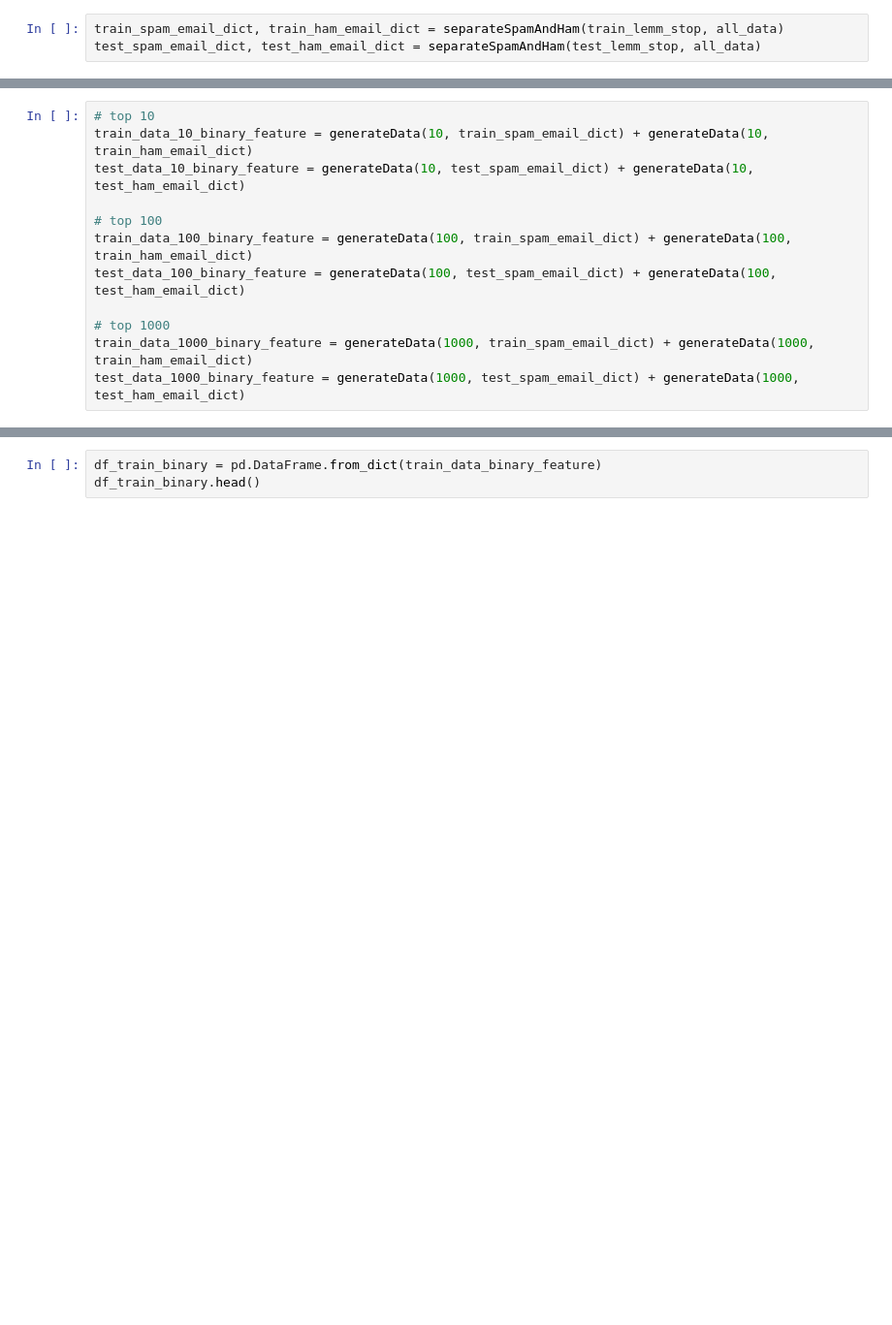
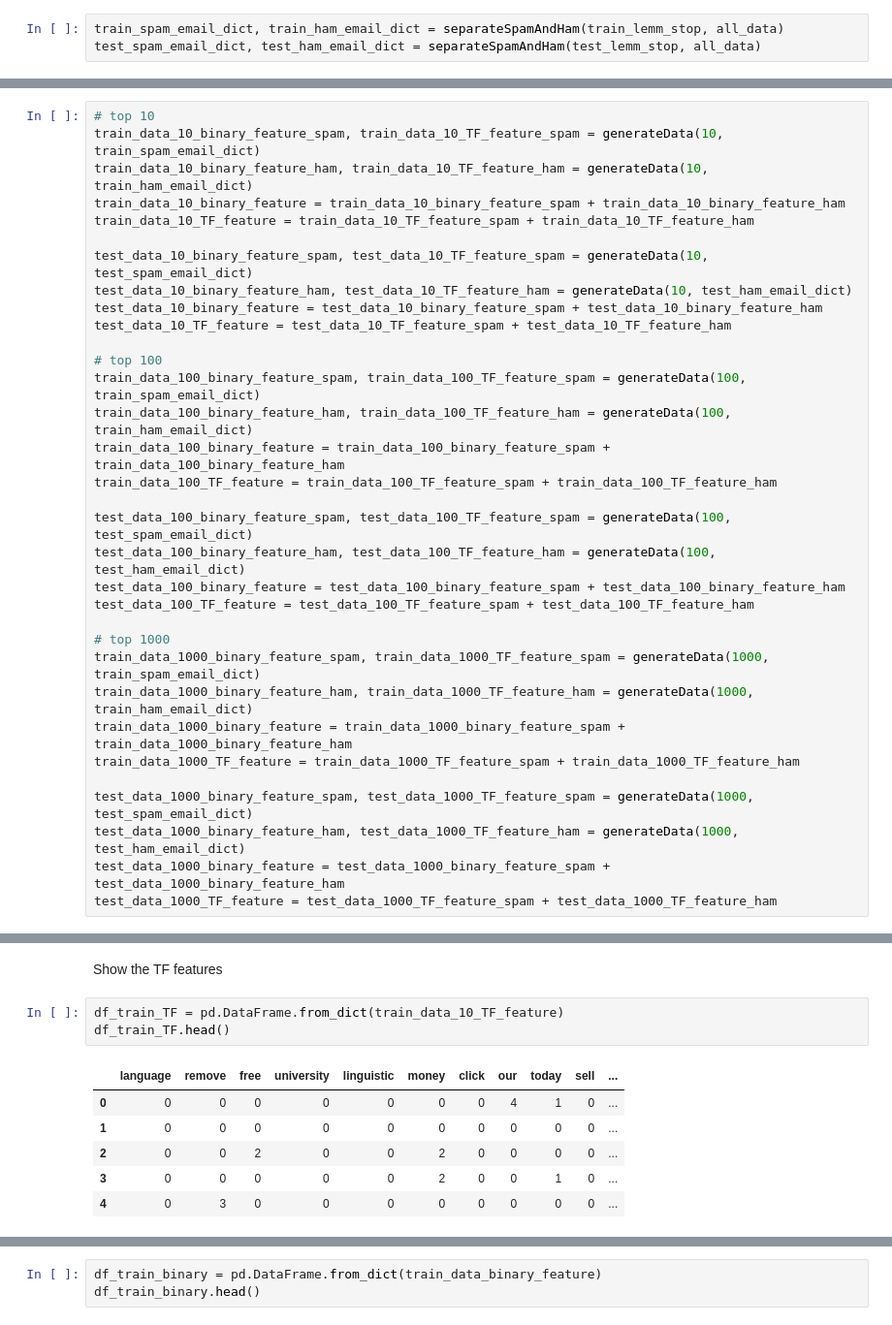
Before and after one commit to yeb2Binfang/ECE-GY-9163-ML-cyber, a Jupyter notebook: Lab/MLSec_Lab1.ipynb, the cells around one changed output, grey strips where cells are left out. Shown at 97% size. Drawn from its saved outputs; the diff is of its cells as text; blank space fills up the shorter version.

```diff
--- a/Lab/MLSec_Lab1.ipynb
+++ b/Lab/MLSec_Lab1.ipynb
@@ -428,14 +436,35 @@ Create top {10, 100, 1000} binary features
 # %%
 # top 10
-train_data_10_binary_feature = generateData(10, train_spam_email_dict) + generateData(10, train_ham_email_dict)
-test_data_10_binary_feature = generateData(10, test_spam_email_dict) + generateData(10, test_ham_email_dict)
+train_data_10_binary_feature_spam, train_data_10_TF_feature_spam = generateData(10, train_spam_email_dict)
+train_data_10_binary_feature_ham, train_data_10_TF_feature_ham = generateData(10, train_ham_email_dict)
+train_data_10_binary_feature = train_data_10_binary_feature_spam + train_data_10_binary_feature_ham
+train_data_10_TF_feature = train_data_10_TF_feature_spam + train_data_10_TF_feature_ham
+
+test_data_10_binary_feature_spam, test_data_10_TF_feature_spam = generateData(10, test_spam_email_dict)
+test_data_10_binary_feature_ham, test_data_10_TF_feature_ham = generateData(10, test_ham_email_dict)
+test_data_10_binary_feature = test_data_10_binary_feature_spam + test_data_10_binary_feature_ham
+test_data_10_TF_feature = test_data_10_TF_feature_spam + test_data_10_TF_feature_ham
 
 # top 100
-train_data_100_binary_feature = generateData(100, train_spam_email_dict) + generateData(100, train_ham_email_dict)
-test_data_100_binary_feature = generateData(100, test_spam_email_dict) + generateData(100, test_ham_email_dict)
+train_data_100_binary_feature_spam, train_data_100_TF_feature_spam = generateData(100, train_spam_email_dict)
+train_data_100_binary_feature_ham, train_data_100_TF_feature_ham = generateData(100, train_ham_email_dict)
+train_data_100_binary_feature = train_data_100_binary_feature_spam + train_data_100_binary_feature_ham
+train_data_100_TF_feature = train_data_100_TF_feature_spam + train_data_100_TF_feature_ham
+
+test_data_100_binary_feature_spam, test_data_100_TF_feature_spam = generateData(100, test_spam_email_dict)
+test_data_100_binary_feature_ham, test_data_100_TF_feature_ham = generateData(100, test_ham_email_dict)
+test_data_100_binary_feature = test_data_100_binary_feature_spam + test_data_100_binary_feature_ham
+test_data_100_TF_feature = test_data_100_TF_feature_spam + test_data_100_TF_feature_ham
 
 # top 1000
-train_data_1000_binary_feature = generateData(1000, train_spam_email_dict) + generateData(1000, train_ham_email_dict)
-test_data_1000_binary_feature = generateData(1000, test_spam_email_dict) + generateData(1000, test_ham_email_dict)
+train_data_1000_binary_feature_spam, train_data_1000_TF_feature_spam = generateData(1000, train_spam_email_dict)
+train_data_1000_binary_feature_ham, train_data_1000_TF_feature_ham = generateData(1000, train_ham_email_dict)
+train_data_1000_binary_feature = train_data_1000_binary_feature_spam + train_data_1000_binary_feature_ham
+train_data_1000_TF_feature = train_data_1000_TF_feature_spam + train_data_1000_TF_feature_ham
+
+test_data_1000_binary_feature_spam, test_data_1000_TF_feature_spam = generateData(1000, test_spam_email_dict)
+test_data_1000_binary_feature_ham, test_data_1000_TF_feature_ham = generateData(1000, test_ham_email_dict)
+test_data_1000_binary_feature = test_data_1000_binary_feature_spam + test_data_1000_binary_feature_ham
+test_data_1000_TF_feature = test_data_1000_TF_feature_spam + test_data_1000_TF_feature_ham
 # %%
 print(len(train_data_binary_feature))
@@ -443,0 +479,12 @@ print(len(train_data_binary_feature))
+# %% [markdown]
+Show the TF features
+# %%
+df_train_TF = pd.DataFrame.from_dict(train_data_10_TF_feature)
+df_train_TF.head()
+# %% [output]
+|  | language | remove | free | university | linguistic | money | click | our | today | sell | ... |
+| 0 | 0 | 0 | 0 | 0 | 0 | 0 | 0 | 4 | 1 | 0 | ... |
+| 1 | 0 | 0 | 0 | 0 | 0 | 0 | 0 | 0 | 0 | 0 | ... |
+| 2 | 0 | 0 | 2 | 0 | 0 | 2 | 0 | 0 | 0 | 0 | ... |
+| 3 | 0 | 0 | 0 | 0 | 0 | 2 | 0 | 0 | 1 | 0 | ... |
+| 4 | 0 | 3 | 0 | 0 | 0 | 0 | 0 | 0 | 0 | 0 | ... |
```
Also changed, not shown: parts of 28 cells of this notebook.
